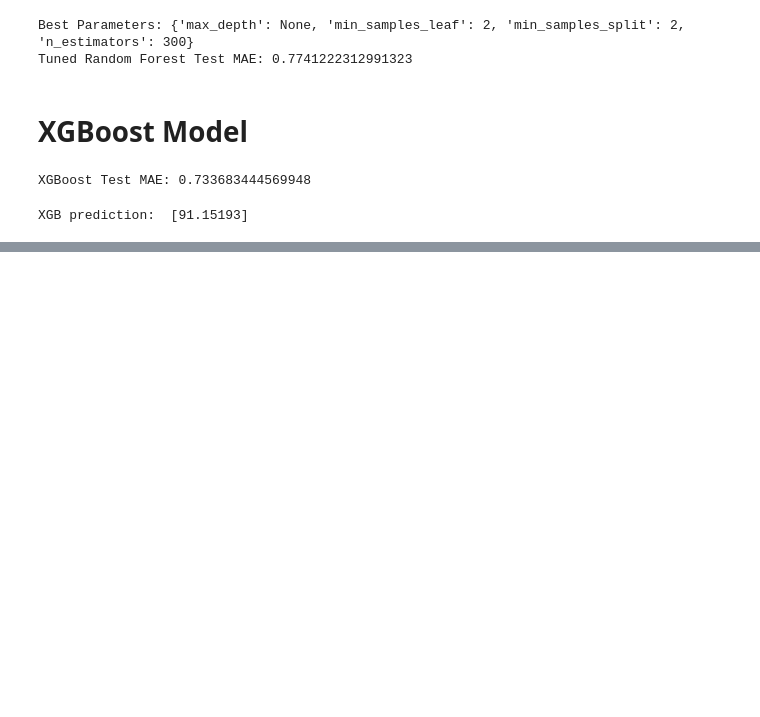
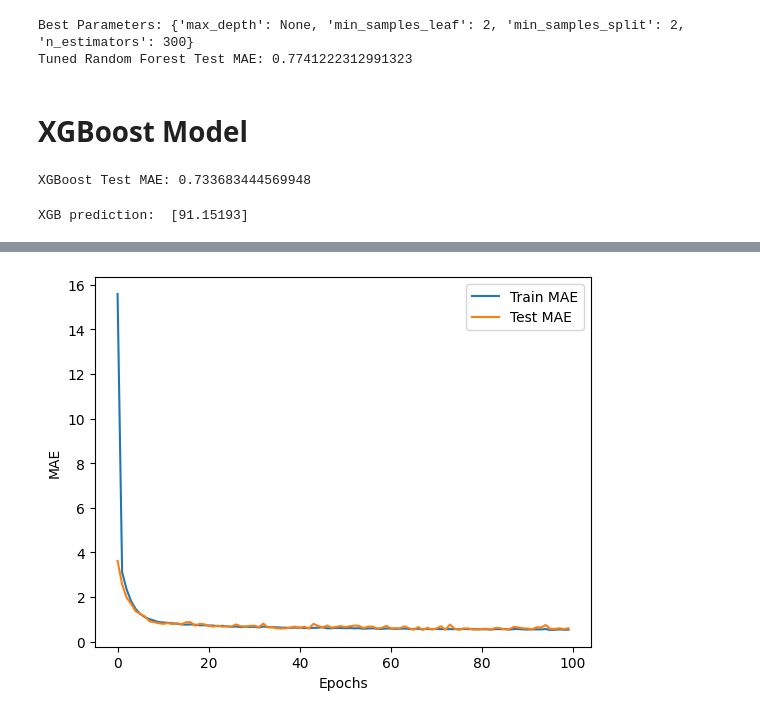
Before and after one commit to rodneymbasu254/FootballAI, a Jupyter notebook: Model/mainModel.ipynb, the cells around one changed output, grey strips where cells are left out. Cells and saved outputs as stored; diff of their text form; code cells hidden in the pictures; blank space fills up the shorter version.

```diff
--- a/Model/mainModel.ipynb
+++ b/Model/mainModel.ipynb
@@ -325,0 +337,27 @@ XGB prediction:  [91.15193]
+# %%
+features = ['age', 'potential', 'weak_foot', 'skill', 'crossing', 'finishing', 'heading_accuracy',
+            'short_passing', 'volleys', 'dribbling', 'curve', 'freekick_accuracy', 'long_passing',
+            'ball_control', 'acceleration', 'sprint_speed', 'agility', 'reactions', 'balance',
+            'shot_power', 'jumping', 'stamina', 'strength', 'long_shots', 'aggression',
+            'interceptions', 'positioning', 'vision', 'penalties', 'composure', 'marking',
+            'standing_tackle', 'sliding_tackle']
+
+X = foot[features]
+y = foot['overall_rating']
+
+X_train, X_test, y_train, y_test = train_test_split(X, y, test_size=0.2, random_state=42)
+
+scaler = StandardScaler()
+X_train_scaled = scaler.fit_transform(X_train)
+X_test_scaled = scaler.transform(X_test)
+# %%
+model = keras.Sequential([
+    layers.Dense(64, activation='relu', input_shape=(X_train.shape[1],)),
+    layers.Dense(32, activation='relu'),
+    layers.Dense(16, activation='relu'),
+    layers.Dense(1)
+])
+
+model.compile(optimizer='adam', loss='mae', metrics=['mae'])
+
+model.summary()
@@ -325,0 +380,3 @@ XGB prediction:  [91.15193]
+# %%
+history = model.fit(X_train_scaled, y_train, validation_data=(X_test_scaled, y_test),
+                    epochs=100, batch_size=32, verbose=1)
@@ -325,0 +420,11 @@ XGB prediction:  [91.15193]
+# %%
+import matplotlib.pyplot as plt
+
+plt.plot(history.history['mae'], label='Train MAE')
+plt.plot(history.history['val_mae'], label='Test MAE')
+plt.xlabel('Epochs')
+plt.ylabel('MAE')
+plt.legend()
+plt.show()
+# %% [output]
+[figure, added]
```
Also changed, not shown: parts of 6 cells of this notebook.
